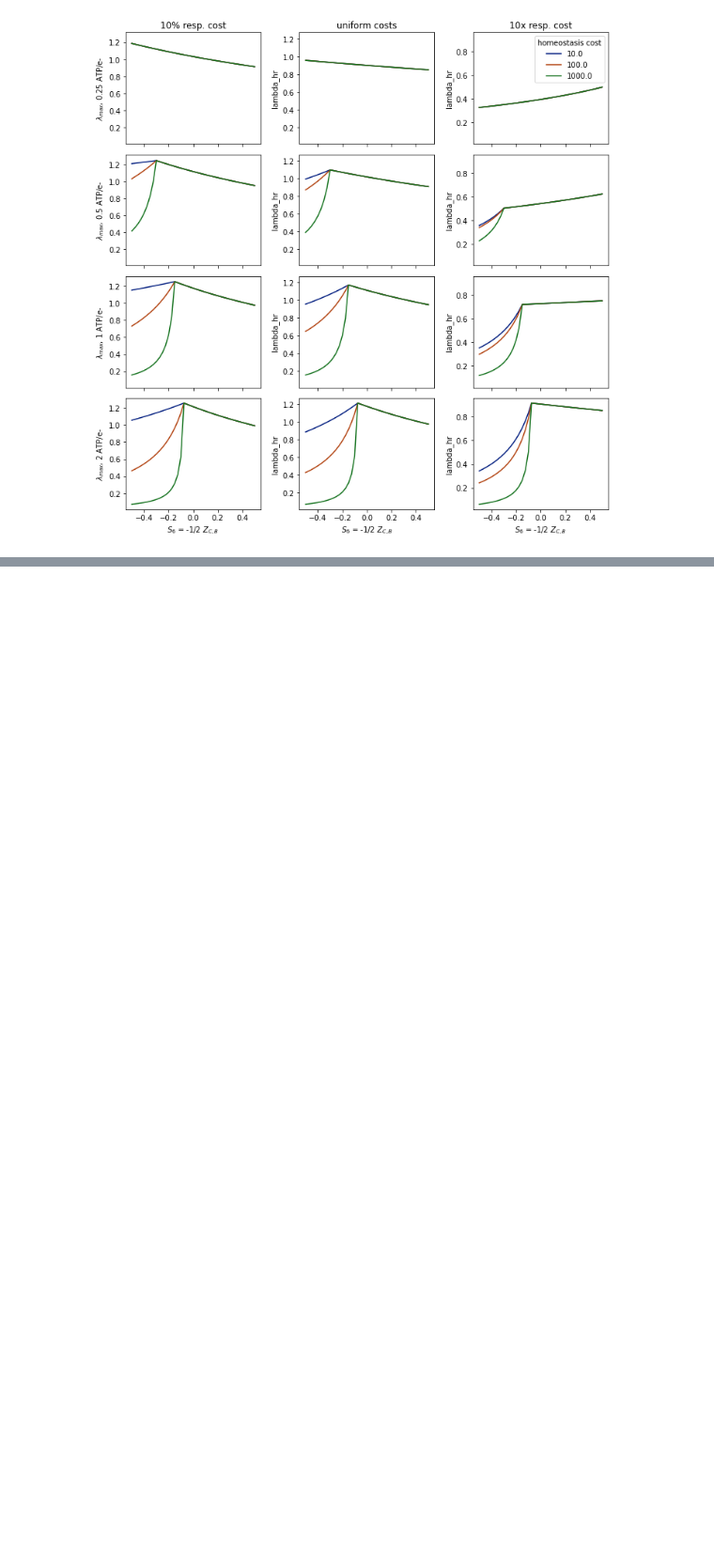
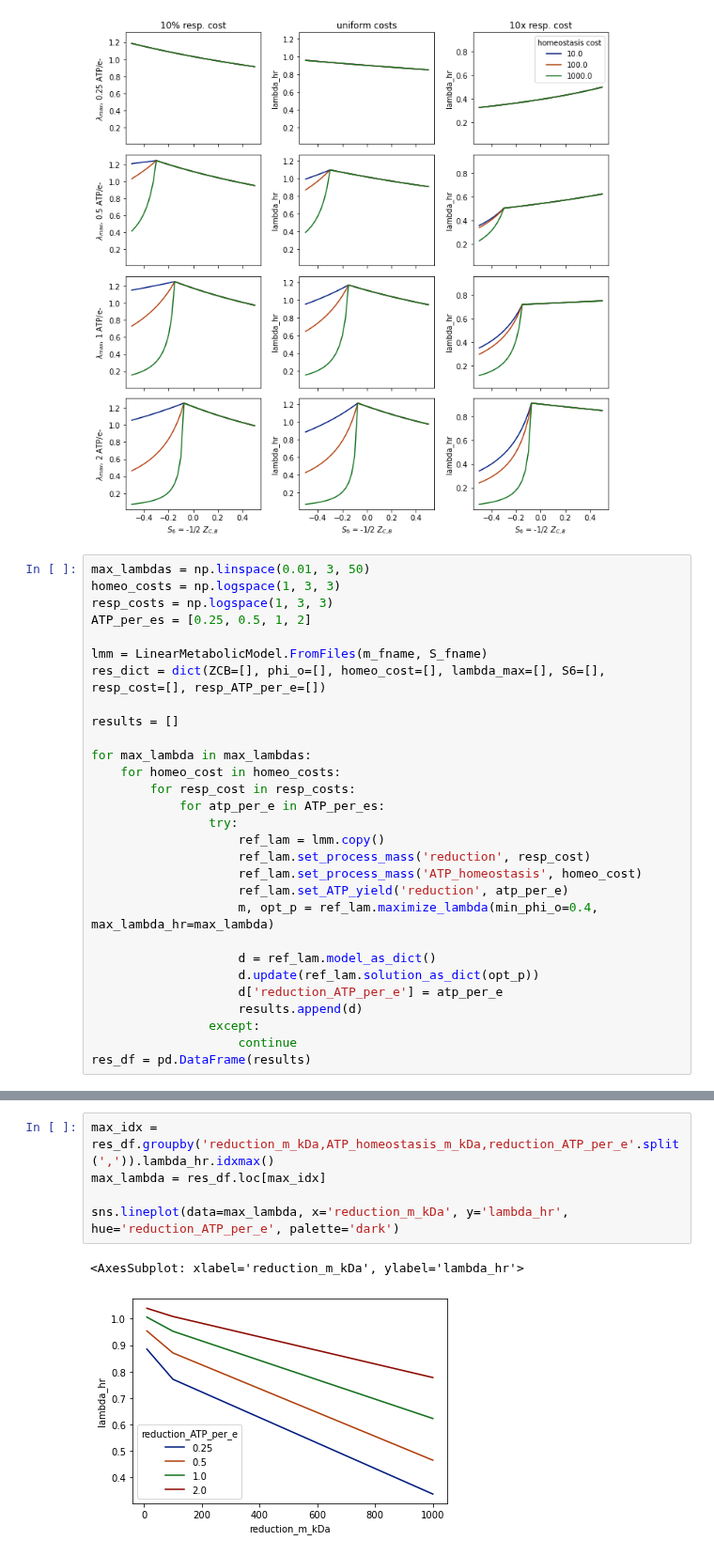
Before and after one commit to flamholz/redox-proteome, a Jupyter notebook: notebooks/LinearizedRespModel.ipynb, the cells around one changed output, grey strips where cells are left out. Shown at 94% size. Cells and saved outputs as stored; diff of their text form; blank space fills up the shorter version.

```diff
--- a/notebooks/LinearizedRespModel.ipynb
+++ b/notebooks/LinearizedRespModel.ipynb
@@ -252,3 +252,32 @@ plt.savefig('../output/lambda_max_vs_S6.png', dpi=300, facecolor='white')
 plt.show()
 # %% [output]
 [figure]
+# %%
+max_lambdas = np.linspace(0.01, 3, 50)
+homeo_costs = np.logspace(1, 3, 3)
+resp_costs = np.logspace(1, 3, 3)
+ATP_per_es = [0.25, 0.5, 1, 2]
+
+lmm = LinearMetabolicModel.FromFiles(m_fname, S_fname)
+res_dict = dict(ZCB=[], phi_o=[], homeo_cost=[], lambda_max=[], S6=[], resp_cost=[], resp_ATP_per_e=[])
+
+results = []
+
+for max_lambda in max_lambdas:
+    for homeo_cost in homeo_costs:
+        for resp_cost in resp_costs:
+            for atp_per_e in ATP_per_es:
+                try:
+                    ref_lam = lmm.copy()
+                    ref_lam.set_process_mass('reduction', resp_cost)
+                    ref_lam.set_process_mass('ATP_homeostasis', homeo_cost)
+                    ref_lam.set_ATP_yield('reduction', atp_per_e)
+                    m, opt_p = ref_lam.maximize_lambda(min_phi_o=0.4, max_lambda_hr=max_lambda)
+
+                    d = ref_lam.model_as_dict()
+                    d.update(ref_lam.solution_as_dict(opt_p))
+                    d['reduction_ATP_per_e'] = atp_per_e
+                    results.append(d)
+                except:
+                    continue
+res_df = pd.DataFrame(results)
@@ -254,0 +318,8 @@ plt.show()
+# %%
+max_idx = res_df.groupby('reduction_m_kDa,ATP_homeostasis_m_kDa,reduction_ATP_per_e'.split(',')).lambda_hr.idxmax()
+max_lambda = res_df.loc[max_idx]
+
+sns.lineplot(data=max_lambda, x='reduction_m_kDa', y='lambda_hr', hue='reduction_ATP_per_e', palette='dark')
+# %% [output]
+<AxesSubplot: xlabel='reduction_m_kDa', ylabel='lambda_hr'>
+[figure, added]
```
Also changed, not shown: parts of 7 cells of this notebook.
